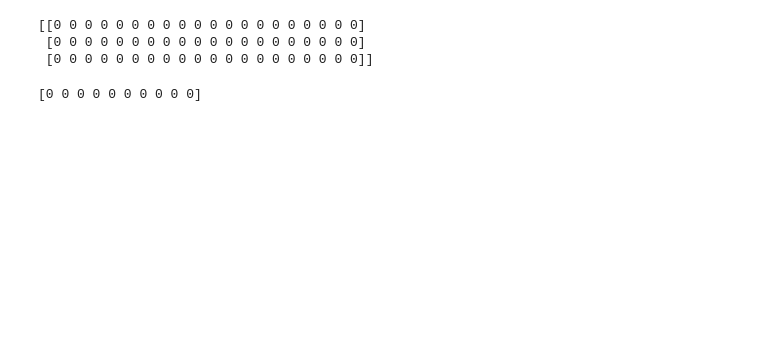
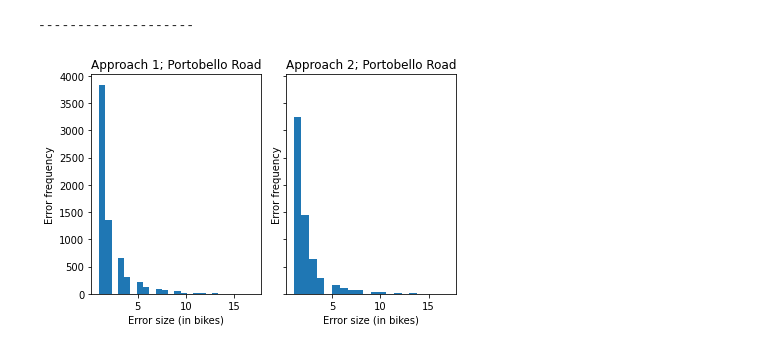
Before and after one commit to ConOLeary/Predicting_Bike_Distribution, a Jupyter notebook: bike_predictions.ipynb, the cells around one changed output. Cells and saved outputs as stored; diff of their text form; code cells hidden in the pictures; blank space fills up the shorter version.

```diff
--- a/bike_predictions.ipynb
+++ b/bike_predictions.ipynb
@@ -281,7 +281,6 @@ def get_error(y_pred, y_test):
             diff= min(abs(round(val) - round(val2)), len(y_pred))
             if diff != 0:
                 error[diff - 1]+= 1
-    print(error)
     if not np.any(errors[0]):
         errors[0]= error
     elif not np.any(errors[1]):
@@ -471,10 +470,6 @@ def run_meanline(station_name):
         y_pred[datapoint_i:datapoint_i + DATAPOINTS_PER_DAY]= np.full(DATAPOINTS_PER_DAY, meanmean[index:index+1], dtype=np.float64)
     #print("R**2 score: ", r2_score(y_test, y_pred))
     return r2_score(y_test, y_pred)
-# %% [output]
-[[0 0 0 0 0 0 0 0 0 0 0 0 0 0 0 0 0 0 0 0]
- [0 0 0 0 0 0 0 0 0 0 0 0 0 0 0 0 0 0 0 0]
- [0 0 0 0 0 0 0 0 0 0 0 0 0 0 0 0 0 0 0 0]]
 # %%
 def baseline_graph():
     meanmean1= run_meanline("PORTOBELLO ROAD")
@@ -599,12 +594,37 @@ def compare_approaches(station_name1, station_name2, approach1, approach2, appro
     plt.ylabel('R**2 Score')
     plt.title('Approach Comparison')
     plt.show()
+
+def error_histo():
+    x= []
+    x2= []
+    for e_i, e in enumerate(errors[0]):
+        for n in range(e.astype(int).item()):
+            x.append(e_i + 1)
+    for e_i, e in enumerate(errors[1]):
+        for n in range(e.astype(int).item()):
+            x2.append(e_i + 1)
+
+    n_bins= MAX_ERROR_DIFF
+
+    fig, axs= plt.subplots(1, 2, sharey=True, sharex=True, tight_layout=True)
+
+    # We can set the number of bins with the `bins` kwarg
+    axs[0].hist(x, bins= n_bins)
+    axs[0].set(xlabel='Error size (in bikes)', ylabel='Error frequency')
+    axs[0].set_title('Approach 1; Portobello Road')
+    axs[1].hist(x2, bins= n_bins)
+    axs[1].set(xlabel='Error size (in bikes)', ylabel='Error frequency')
+    axs[1].set_title('Approach 2; Portobello Road')
 # %%
 # DRIVER
-
 errors= np.zeros((3, MAX_ERROR_DIFF), dtype=np.int)
+run_approach1("PORTOBELLO ROAD")
+run_approach2("PORTOBELLO ROAD")
+error_histo()
 
 # neighbours_optimisation("PORTOBELLO ROAD", "CUSTOM HOUSE QUAY")
-# print("--------------------")
+print("--------------------")
 # %% [output]
-[0 0 0 0 0 0 0 0 0 0]
+--------------------
+[figure, added]
```
Also changed, not shown: 2 other files.
